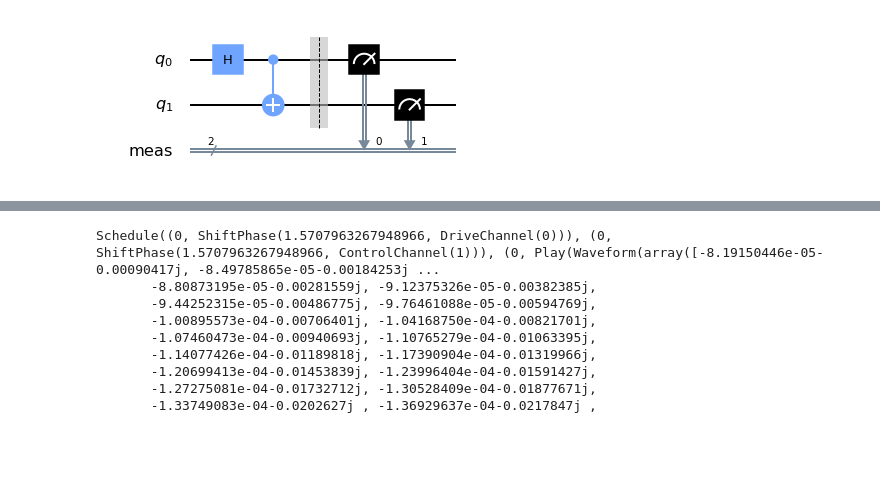
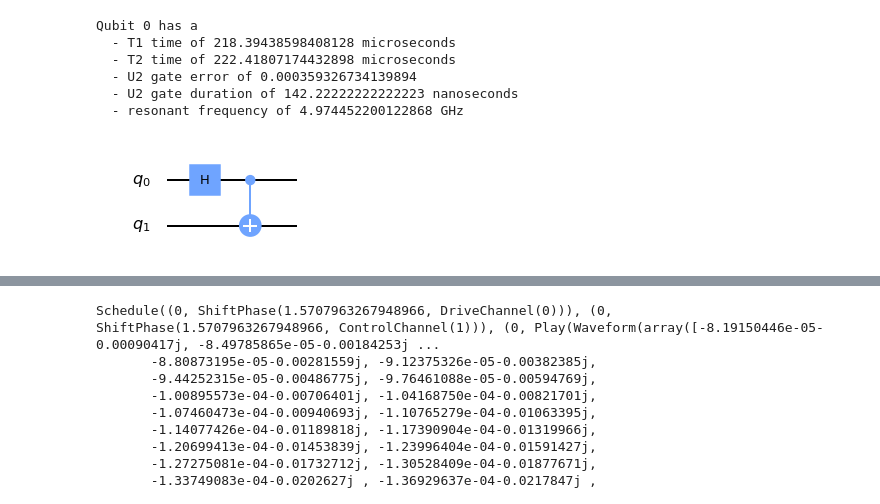
Before and after one commit to adgt/pulsemaker, a Jupyter notebook: general-playground/pulse_sandbox.ipynb, the cells around one changed output, grey strips where cells are left out. Cells and saved outputs as stored; diff of their text form; code cells hidden in the pictures; blank space fills up the shorter version.

```diff
--- a/general-playground/pulse_sandbox.ipynb
+++ b/general-playground/pulse_sandbox.ipynb
@@ -5,12 +5,44 @@ from qiskit import transpile, schedule as build_schedule
 from qiskit.pulse import Waveform, Play, DriveChannel, Schedule, GaussianSquare, ShiftPhase
 from qiskit.pulse.macros import measure_all
 from qiskit.test.mock import FakeArmonk, FakeAlmaden
+# %%
+backend =FakeArmonk()
+props = backend.properties()
+def describe_qubit(qubit, properties):
+    """Print a string describing some of reported properties of the given qubit."""
+
+    # Conversion factors from standard SI units
+    us = 1e6
+    ns = 1e9
+    GHz = 1e-9
+
+    print("Qubit {0} has a \n"
+          "  - T1 time of {1} microseconds\n"
+          "  - T2 time of {2} microseconds\n"
+          "  - U2 gate error of {3}\n"
+          "  - U2 gate duration of {4} nanoseconds\n"
+          "  - resonant frequency of {5} GHz".format(
+              qubit,
+              properties.t1(qubit) * us,
+              properties.t2(qubit) * us,
+              properties.gate_error('u2', qubit),
+              properties.gate_length('u2', qubit) * ns,
+              properties.frequency(qubit) * GHz))
+
+describe_qubit(0, props)
+# %% [output]
+Qubit 0 has a
+  - T1 time of 218.39438598408128 microseconds
+  - T2 time of 222.41807174432898 microseconds
+  - U2 gate error of 0.000359326734139894
+  - U2 gate duration of 142.22222222222223 nanoseconds
+  - resonant frequency of 4.974452200122868 GHz
 # %%
 circ = QuantumCircuit(2)
 circ.h(0)
 circ.cx(0,1)
-circ.measure_all()
+#circ.measure_all()
 circ.draw('mpl')
 # %% [output]
-[figure, old version]
+[figure, new version]
 # %%
```
Also changed, not shown: parts of 2 cells of this notebook, 3 other files.
